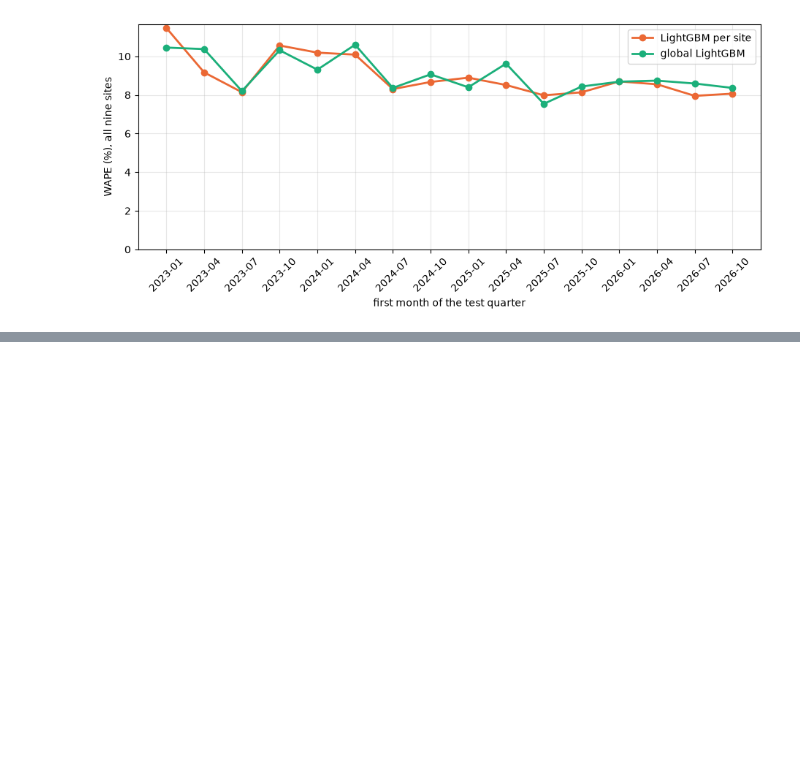
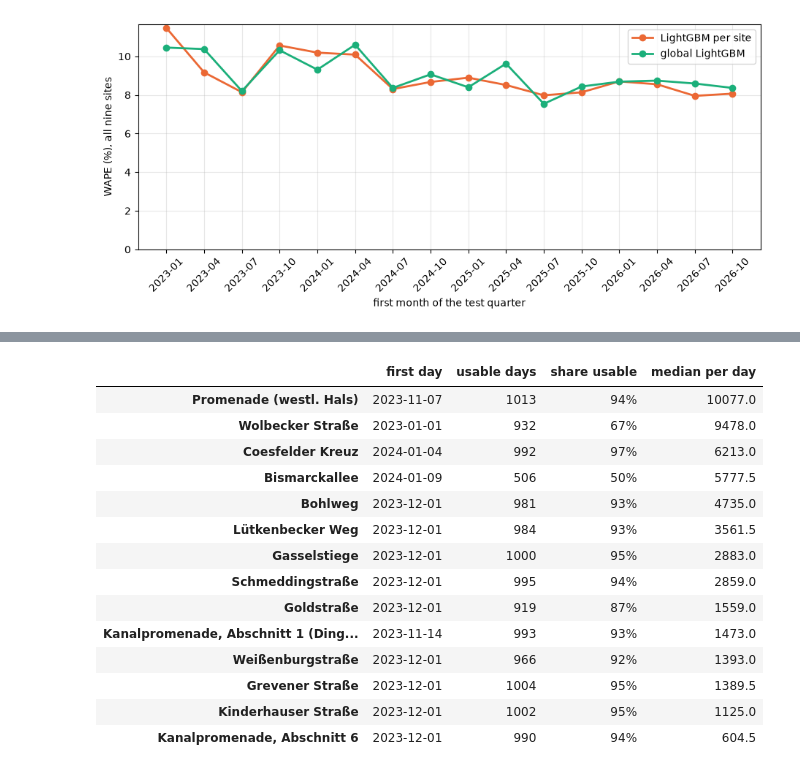
Before and after one commit to annikahackenberg/muenster-cycling-data, a Jupyter notebook: notebooks/03_multi_site_models.ipynb, the cells around one changed output, grey strips where cells are left out. Cells and saved outputs as stored; diff of their text form; code cells hidden in the pictures; blank space fills up the shorter version.

```diff
--- a/notebooks/03_multi_site_models.ipynb
+++ b/notebooks/03_multi_site_models.ipynb
@@ -256,0 +260,28 @@ sites does not add much.
+# %%
+short_names = [site.name for site in SHORT_HISTORY_SITES]
+all_counts = counts | {name: site_counts(all_sites[all_sites["site_name"] == name]) for name in short_names}
+pd.DataFrame({
+    name: {
+        "first day": all_counts[name].index.min().strftime("%Y-%m-%d"),
+        "usable days": int(all_counts[name]["complete"].sum()),
+        "share usable": f"{all_counts[name]['complete'].mean():.0%}",
+        "median per day": all_counts[name].loc[all_counts[name]["complete"], "count"].median(),
+    }
+    for name in short_names
+}).T.sort_values("median per day", ascending=False)
+# %% [output]
+|  | first day | usable days | share usable | median per day |
+| Promenade (westl. Hals) | 2023-11-07 | 1013 | 94% | 10077.0 |
+| Wolbecker Straße | 2023-01-01 | 932 | 67% | 9478.0 |
+| Coesfelder Kreuz | 2024-01-04 | 992 | 97% | 6213.0 |
+| Bismarckallee | 2024-01-09 | 506 | 50% | 5777.5 |
+| Bohlweg | 2023-12-01 | 981 | 93% | 4735.0 |
+| Lütkenbecker Weg | 2023-12-01 | 984 | 93% | 3561.5 |
+| Gasselstiege | 2023-12-01 | 1000 | 95% | 2883.0 |
+| Schmeddingstraße | 2023-12-01 | 995 | 94% | 2859.0 |
+| Goldstraße | 2023-12-01 | 919 | 87% | 1559.0 |
+| Kanalpromenade, Abschnitt 1 (Ding... | 2023-11-14 | 993 | 93% | 1473.0 |
+| Weißenburgstraße | 2023-12-01 | 966 | 92% | 1393.0 |
+| Grevener Straße | 2023-12-01 | 1004 | 95% | 1389.5 |
+| Kinderhauser Straße | 2023-12-01 | 1002 | 95% | 1125.0 |
+| Kanalpromenade, Abschnitt 6 | 2023-12-01 | 990 | 94% | 604.5 |
```
Also changed, not shown: parts of 9 cells of this notebook, 1 other file.
